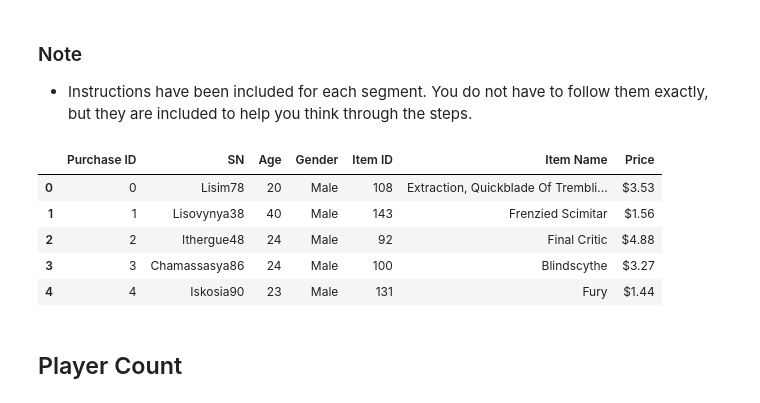
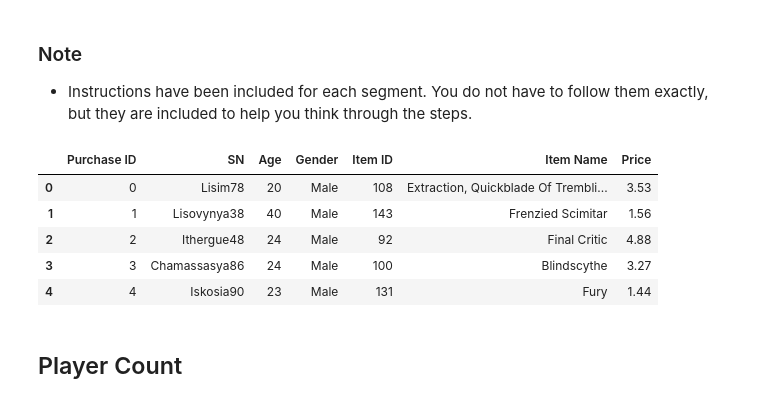
Before and after one commit to 4890A/04-Pandas-Assignment, a Jupyter notebook: HeroesOfPymoli_starter.ipynb, the cells around one changed output. Saved outputs shown, nothing was run; the diff lists cells and outputs as text; code cells hidden in the pictures.

```diff
--- a/HeroesOfPymoli_starter.ipynb
+++ b/HeroesOfPymoli_starter.ipynb
@@ -9,22 +9,23 @@
 * Instructions have been included for each segment. You do not have to follow them exactly, but they are included to help you think through the steps.
 # %%
 # Dependencies and Setup
+import os
 import pandas as pd
 import numpy as np
 
 # File to Load (Remember to Change These)
-file_to_load = "Resources/purchase_data.csv"
+file_to_load = os.path.join("Resources", "purchase_data.csv")
 
 # Read Purchasing File and store into Pandas data frame
 purchase_data = pd.read_csv(file_to_load)
 purchase_data.head()
 # %% [output]
 |  | Purchase ID | SN | Age | Gender | Item ID | Item Name | Price |
-| 0 | 0 | Lisim78 | 20 | Male | 108 | Extraction, Quickblade Of Trembli... | $3.53 |
-| 1 | 1 | Lisovynya38 | 40 | Male | 143 | Frenzied Scimitar | $1.56 |
-| 2 | 2 | Ithergue48 | 24 | Male | 92 | Final Critic | $4.88 |
-| 3 | 3 | Chamassasya86 | 24 | Male | 100 | Blindscythe | $3.27 |
-| 4 | 4 | Iskosia90 | 23 | Male | 131 | Fury | $1.44 |
+| 0 | 0 | Lisim78 | 20 | Male | 108 | Extraction, Quickblade Of Trembli... | 3.53 |
+| 1 | 1 | Lisovynya38 | 40 | Male | 143 | Frenzied Scimitar | 1.56 |
+| 2 | 2 | Ithergue48 | 24 | Male | 92 | Final Critic | 4.88 |
+| 3 | 3 | Chamassasya86 | 24 | Male | 100 | Blindscythe | 3.27 |
+| 4 | 4 | Iskosia90 | 23 | Male | 131 | Fury | 1.44 |
 # %% [markdown]
 ## Player Count
 # %% [markdown]
```
Also changed, not shown: parts of 2 cells of this notebook.
